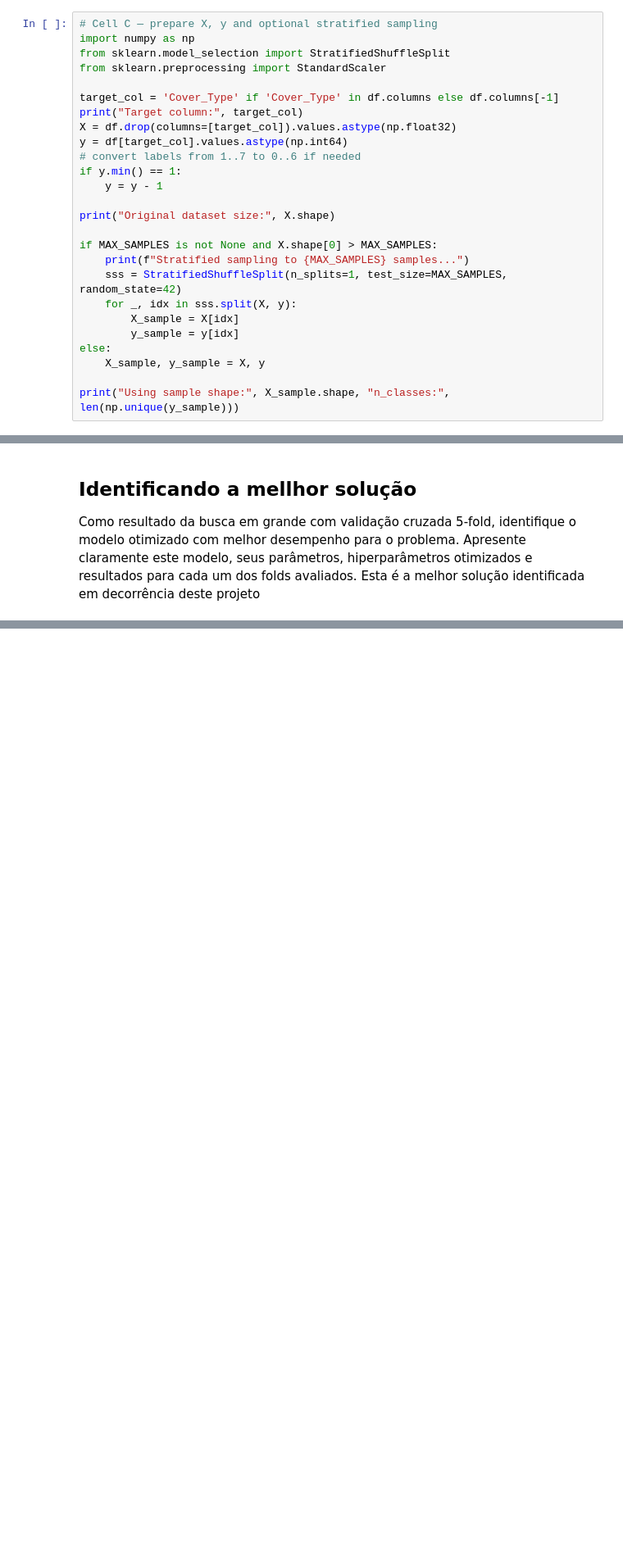
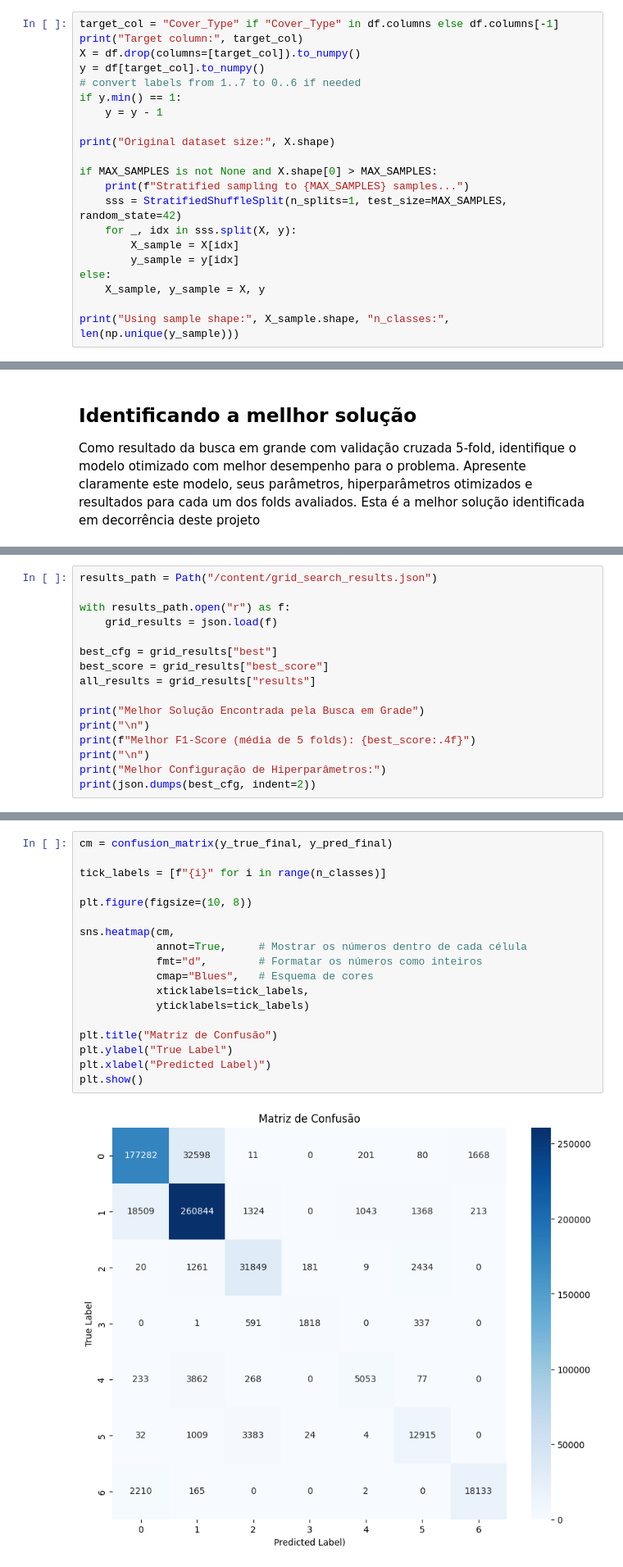
Before and after one commit to JulianaBallin/rna-forest-cover-type-prediction, a Jupyter notebook: notebooks/PP2.2.3 - Validação_Cruzada_e_Busca_em_Grade.ipynb, the cells around one changed output, grey strips where cells are left out. Shown: that part at 82% size. Saved outputs shown, nothing was run; the diff lists cells and outputs as text; blank space fills up the shorter version.

Commit message:
fix - fixed last 2 cells in notebook 3

```diff
--- a/notebooks/PP2.2.3 - Validação_Cruzada_e_Busca_em_Grade.ipynb
+++ b/notebooks/PP2.2.3 - Validação_Cruzada_e_Busca_em_Grade.ipynb
@@ -103,15 +117,10 @@ Loaded df shape: (581012, 55)
 5 rows × 55 columns
 Columns (first 20): ['Elevation', 'Aspect', 'Slope', 'Horizontal_Distance_To_Hydrology', 'Vertical_Distance_To_Hydrology', 'Horizontal_Distance_To_Roadways', 'Hillshade_9am', 'Hillshade_Noon', 'Hillsh ...
 # %%
-# Cell C — prepare X, y and optional stratified sampling
-import numpy as np
-from sklearn.model_selection import StratifiedShuffleSplit
-from sklearn.preprocessing import StandardScaler
-
-target_col = 'Cover_Type' if 'Cover_Type' in df.columns else df.columns[-1]
+target_col = "Cover_Type" if "Cover_Type" in df.columns else df.columns[-1]
 print("Target column:", target_col)
-X = df.drop(columns=[target_col]).values.astype(np.float32)
-y = df[target_col].values.astype(np.int64)
+X = df.drop(columns=[target_col]).to_numpy()
+y = df[target_col].to_numpy()
 # convert labels from 1..7 to 0..6 if needed
 if y.min() == 1:
     y = y - 1
@@ -368,0 +347,16 @@ Saved confusion matrix to /content/confusion_matrix_holdout.csv
+# %%
+results_path = Path("/content/grid_search_results.json")
+
+with results_path.open("r") as f:
+    grid_results = json.load(f)
+
+best_cfg = grid_results["best"]
+best_score = grid_results["best_score"]
+all_results = grid_results["results"]
+
+print("Melhor Solução Encontrada pela Busca em Grade")
+print("\n")
+print(f"Melhor F1-Score (média de 5 folds): {best_score:.4f}")
+print("\n")
+print("Melhor Configuração de Hiperparâmetros:")
+print(json.dumps(best_cfg, indent=2))
@@ -379,0 +468,20 @@ https://scikit-learn.org/stable/modules/model_persistence.html
+# %%
+cm = confusion_matrix(y_true_final, y_pred_final)
+
+tick_labels = [f"{i}" for i in range(n_classes)]
+
+plt.figure(figsize=(10, 8))
+
+sns.heatmap(cm,
+            annot=True,     # Mostrar os números dentro de cada célula
+            fmt="d",        # Formatar os números como inteiros
+            cmap="Blues",   # Esquema de cores
+            xticklabels=tick_labels,
+            yticklabels=tick_labels)
+
+plt.title("Matriz de Confusão")
+plt.ylabel("True Label")
+plt.xlabel("Predicted Label)")
+plt.show()
+# %% [output]
+[figure, added]
```
Also changed, not shown: parts of 16 cells of this notebook, 5 other files.
